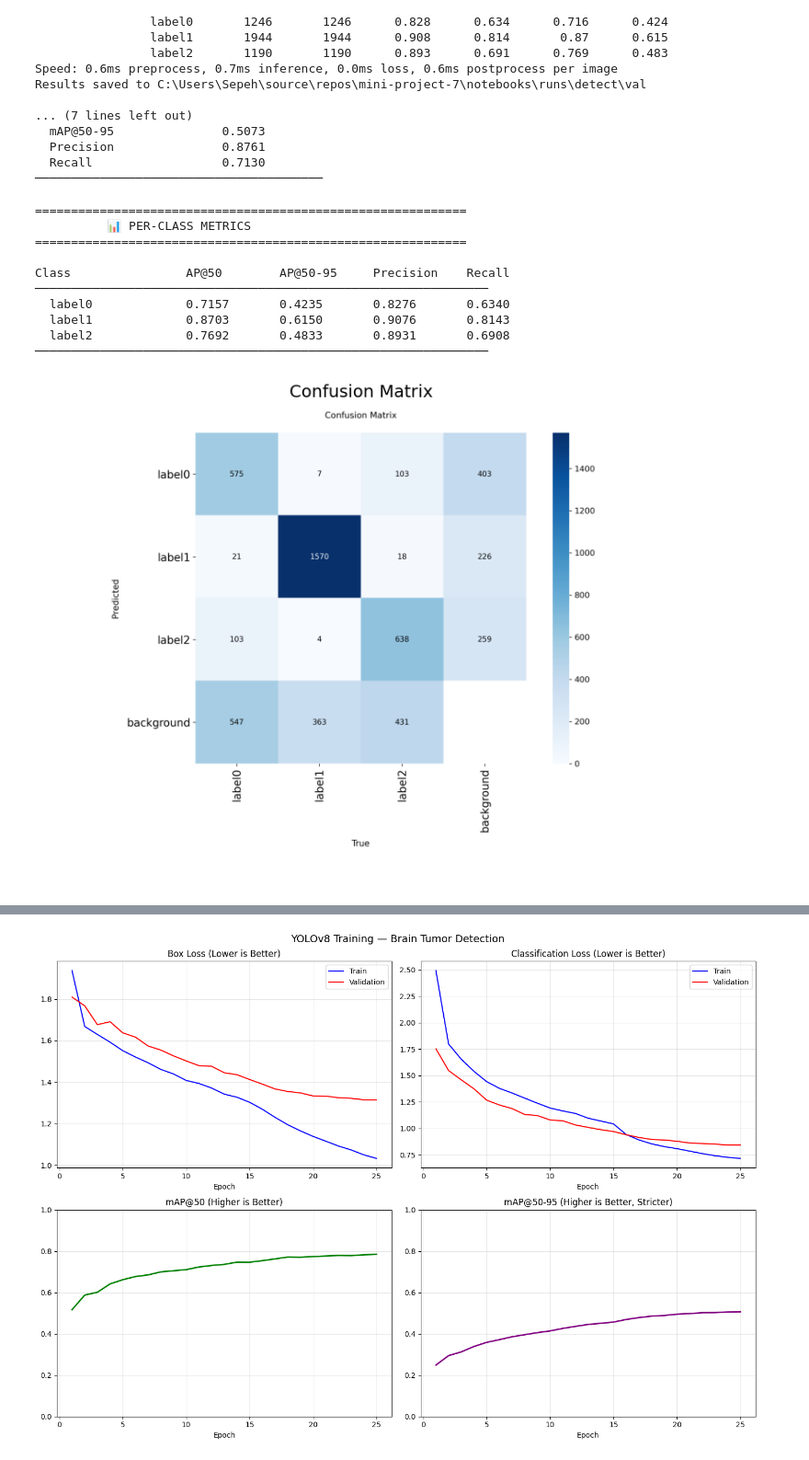
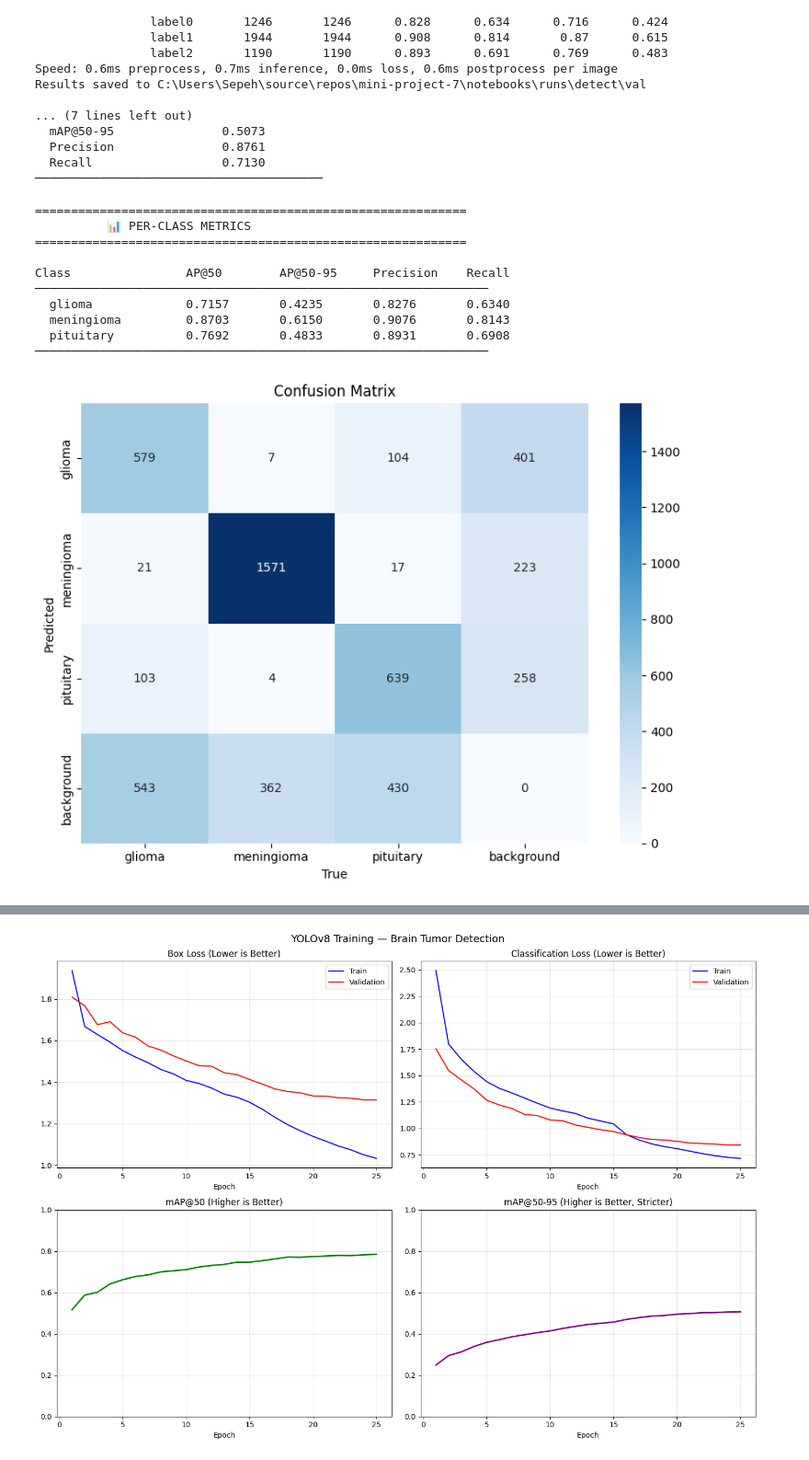
Before and after one commit to Sepehrman/mini-project-7, a Jupyter notebook: notebooks/notebook.ipynb, the cells around one changed output, grey strips where cells are left out. Shown at 92% size. Drawn from its saved outputs; the diff is of its cells as text; code cells hidden in the pictures.

```diff
--- a/notebooks/notebook.ipynb
+++ b/notebooks/notebook.ipynb
@@ -388,42 +406,73 @@ Results saved to C:\Users\Sepeh\source\repos\mini-project-7\notebooks\runs\detec
 print("\n" + "=" * 60)
 print("          📊 PER-CLASS METRICS")
 print("=" * 60)
 print(f"\n{'Class':<20} {'AP@50':<12} {'AP@50-95':<12} {'Precision':<12} {'Recall'}")
 print(f"{'─' * 63}")
 
 for i, class_name in trained_model.names.items():
+
+    # remap label0 -> tumor name
+    class_name = TUMOR_LABEL_REMAP.get(class_name, class_name)
+
     ap50      = metrics.box.ap50[i]
     ap50_95   = metrics.box.ap[i]
     precision = metrics.box.p[i]
     recall    = metrics.box.r[i]
+
     print(f"  {class_name:<18} {ap50:<12.4f} {ap50_95:<12.4f} {precision:<12.4f} {recall:.4f}")
 
 print(f"{'─' * 63}")
+
 
 # ============================================
 # CONFUSION MATRIX
 # ============================================
 
-confusion_matrix_path = os.path.join(results.save_dir, 'confusion_matrix.png')
+import seaborn as sns
+import numpy as np
 
-fig, ax = plt.subplots(figsize=(8, 6))
-img = Image.open(confusion_matrix_path)
-ax.imshow(img)
-ax.set_title('Confusion Matrix', fontsize=14)
-ax.axis('off')
+cm = metrics.confusion_matrix.matrix
+
+# get model class names
+model_names = trained_model.names
+
+# remap label names
+class_names = [
+    TUMOR_LABEL_REMAP.get(name, name)
+    for name in model_names.values()
+]
+
+# YOLO confusion matrix includes background as last class
+class_names = class_names + ["background"]
+
+plt.figure(figsize=(8,6))
+
+sns.heatmap(
+    cm,
+    annot=True,
+    fmt=".0f",
+    cmap="Blues",
+    xticklabels=class_names,
+    yticklabels=class_names
+)
+
+plt.title("Confusion Matrix")
+plt.xlabel("True")
+plt.ylabel("Predicted")
+
 plt.tight_layout()
 plt.show()
 # %% [output]
 ============================================================
           📊 PER-CLASS METRICS
 ============================================================
 
 Class                AP@50        AP@50-95     Precision    Recall
 ───────────────────────────────────────────────────────────────
-  label0             0.7157       0.4235       0.8276       0.6340
-  label1             0.8703       0.6150       0.9076       0.8143
-  label2             0.7692       0.4833       0.8931       0.6908
+  glioma             0.7157       0.4235       0.8276       0.6340
+  meningioma         0.8703       0.6150       0.9076       0.8143
+  pituitary          0.7692       0.4833       0.8931       0.6908
 ───────────────────────────────────────────────────────────────
-[figure, old version]
+[figure, new version]
 # %%
 # ============================================
```
Also changed, not shown: parts of 3 cells of this notebook.
